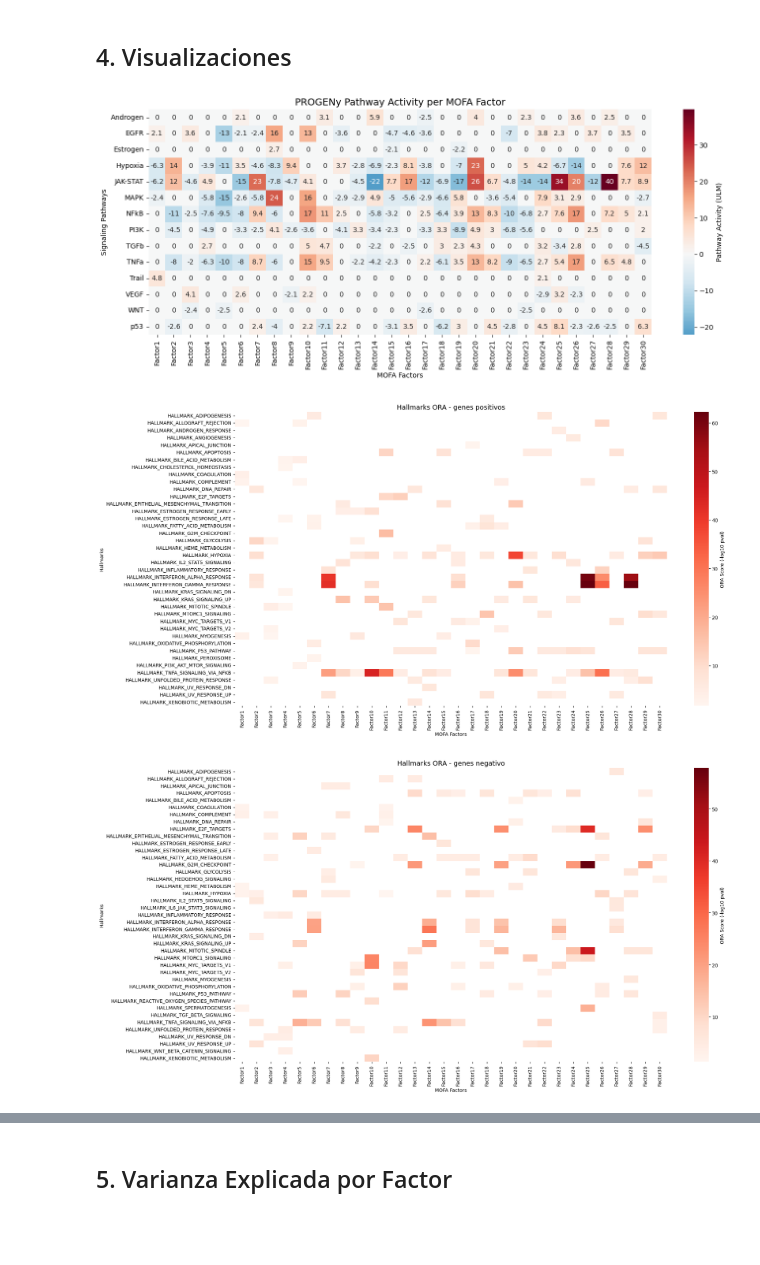
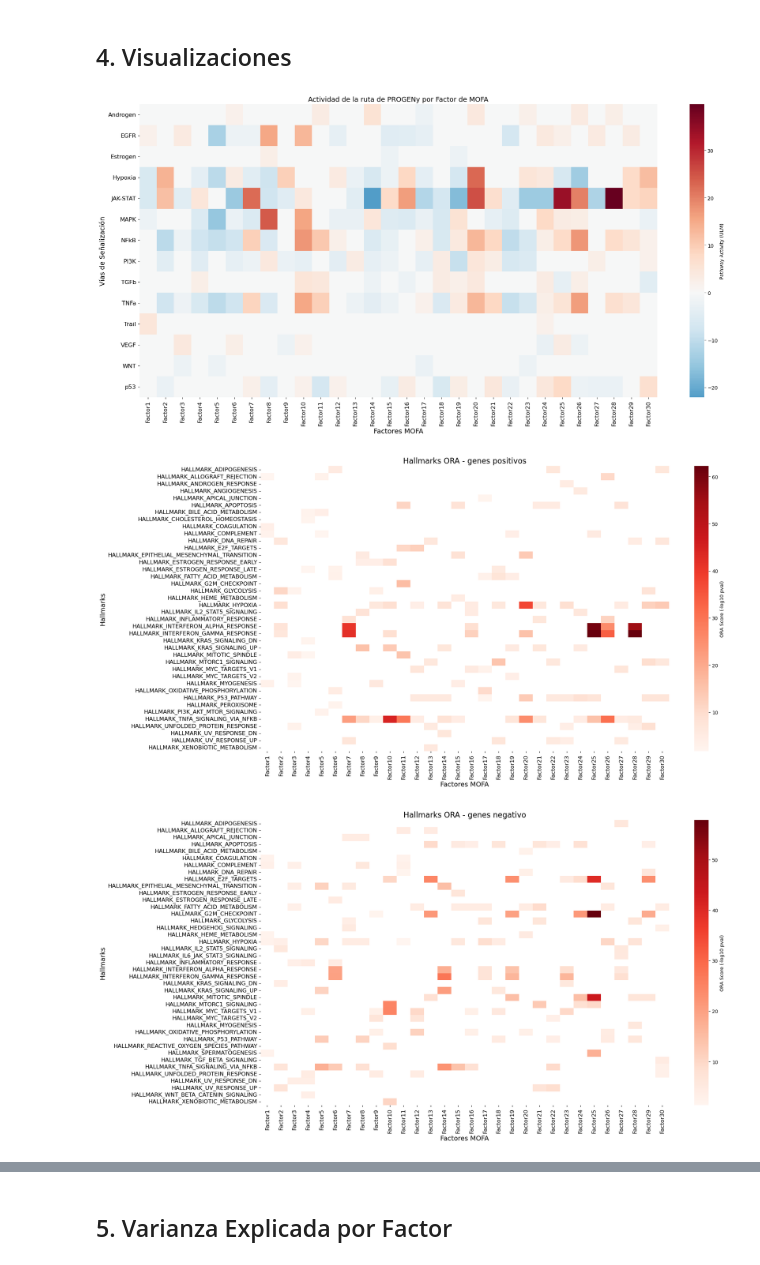
Before and after one commit to MALL-Lab/drug_clustering_pub, a Jupyter notebook: TFM_mao/notebooks/09_biological_analysis.ipynb, the cells around one changed output, grey strips where cells are left out. Saved outputs shown, nothing was run; the diff lists cells and outputs as text; code cells hidden in the pictures; blank space fills up the shorter version.

```diff
--- a/TFM_mao/notebooks/09_biological_analysis.ipynb
+++ b/TFM_mao/notebooks/09_biological_analysis.ipynb
@@ -202,25 +197,27 @@ print(df_hallmarks_ora)
 # %%
 # Heatmap PROGENy
 acts_progeny_sig = acts_progeny.copy()
 acts_progeny_sig[pvals_progeny > 0.05] = 0
 
-plt.figure(figsize=(14, 6))
+fig, ax = plt.subplots(figsize=(20, 10))
 sns.heatmap(
     acts_progeny_sig.loc[factor_order].T,
-    cmap='RdBu_r', center=0, annot=True,
+    cmap='RdBu_r', center=0, annot=False,
     yticklabels=True,
     cbar_kws={'label': 'Pathway Activity (ULM)'}
 )
-plt.title("PROGENy Pathway Activity per MOFA Factor", fontsize=14)
-plt.xlabel("MOFA Factors")
-plt.ylabel("Signaling Pathways")
+plt.title("Actividad de la ruta de PROGENy por Factor de MOFA", fontsize=14)
+ax.tick_params(axis='x', labelsize=12)  # tamaño factores MOFA
+ax.tick_params(axis='y', labelsize=12)
+plt.xlabel("Factores MOFA",fontsize=14)
+plt.ylabel("Vías de Señalización",fontsize=14)
 plt.tight_layout()
 plt.savefig(PATH_OUT_GRAF + 'heatmap_progeny.png', dpi=300)
 plt.show()
 # %% [output]
-[figure, old version]
+[figure, new version]
 # %%
-plt.figure(figsize=(20, 10))
+fig, ax = plt.subplots(figsize=(20, 10))
 sns.heatmap(
     mat_pos_sig.dropna(axis=1, how='all').T,  # .T para hallmarks en Y, factores en X
     cmap='Reds',          # solo positivos, no RdBu_r
@@ -228,16 +225,18 @@ sns.heatmap(
     xticklabels=True,
     cbar_kws={'label': 'ORA Score (-log10 pval)'}  # etiqueta correcta
 )
-plt.title("Hallmarks ORA - genes positivos", fontsize=14)
-plt.xlabel("MOFA Factors")
-plt.ylabel("Hallmarks")
+plt.title("Hallmarks ORA - genes positivos", fontsize=16)
+ax.tick_params(axis='x', labelsize=12)  # tamaño factores MOFA
+ax.tick_params(axis='y', labelsize=12)  # tamaño Hallmarks
+plt.xlabel("Factores MOFA",fontsize=14)
+plt.ylabel("Hallmarks",fontsize=14)
 plt.tight_layout()
 plt.savefig(PATH_OUT_GRAF + 'heatmap_hallmarks_pos.png', dpi=300)
 plt.show()
 # %% [output]
-[figure, old version]
+[figure, new version]
 # %%
-plt.figure(figsize=(20, 10))
+fig, ax = plt.subplots(figsize=(20, 10))
 sns.heatmap(
     mat_neg_sig.dropna(axis=1, how='all').T,  # .T para hallmarks en Y, factores en X
     cmap='Reds',          # solo positivos, no RdBu_r
@@ -245,11 +244,13 @@ sns.heatmap(
     xticklabels=True,
     cbar_kws={'label': 'ORA Score (-log10 pval)'}  # etiqueta correcta
 )
-plt.title("Hallmarks ORA - genes negativo", fontsize=14)
-plt.xlabel("MOFA Factors")
-plt.ylabel("Hallmarks")
+plt.title("Hallmarks ORA - genes negativo", fontsize=16)
+ax.tick_params(axis='x', labelsize=12)
+ax.tick_params(axis='y', labelsize=12)
+plt.xlabel("Factores MOFA",fontsize=14)
+plt.ylabel("Hallmarks",fontsize= 14)
 plt.tight_layout()
 plt.savefig(PATH_OUT_GRAF + 'heatmap_hallmarks_neg.png', dpi=300)
 plt.show()
 # %% [output]
-[figure, old version]
+[figure, new version]
```
Also changed, not shown: parts of 7 cells of this notebook, 22 other files.
